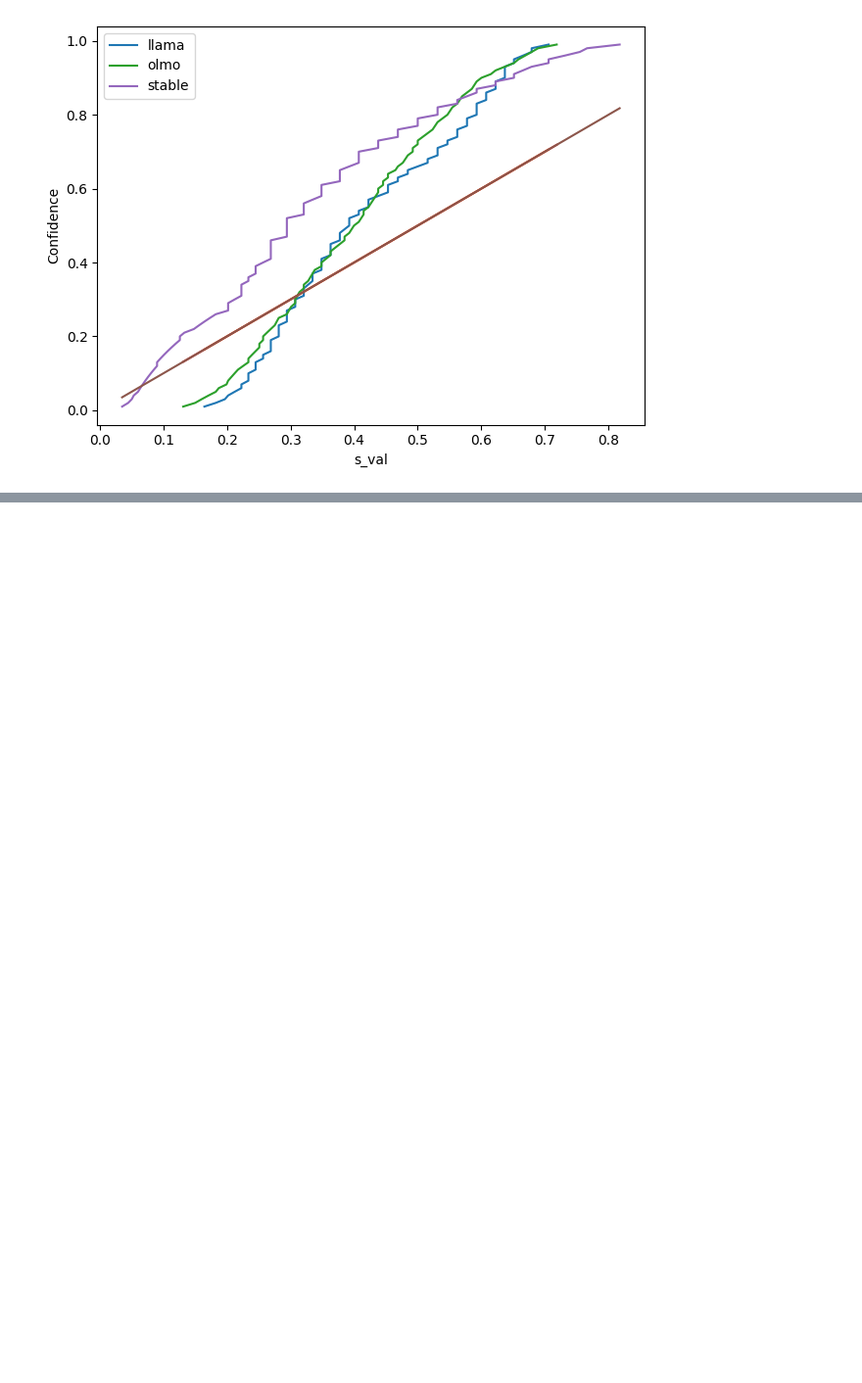
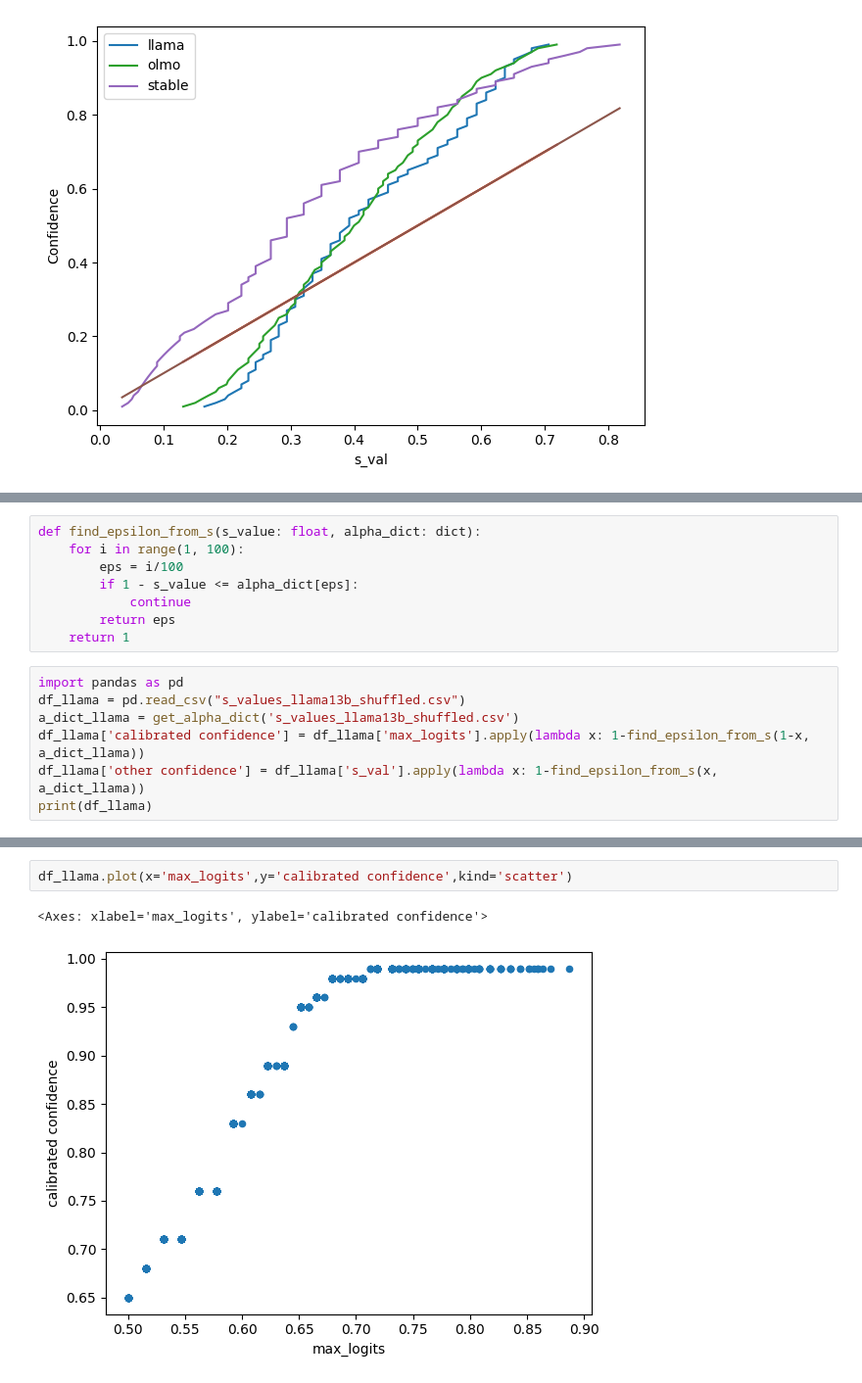
Before and after one commit to Flaagrah/JuriesDemo, a Jupyter notebook: post_process.ipynb, the cells around one changed output, grey strips where cells are left out. Shown: that part at 98% size. Cells and saved outputs as stored; diff of their text form; blank space fills up the shorter version.

```diff
--- a/post_process.ipynb
+++ b/post_process.ipynb
@@ -128,0 +148,15 @@ Lowest s-val: stable (True), Highest conf: llama (False), Base correct: False
+# %%
+def find_epsilon_from_s(s_value: float, alpha_dict: dict):
+    for i in range(1, 100):
+        eps = i/100
+        if 1 - s_value <= alpha_dict[eps]:
+            continue
+        return eps
+    return 1
+# %%
+import pandas as pd
+df_llama = pd.read_csv("s_values_llama13b_shuffled.csv")
+a_dict_llama = get_alpha_dict('s_values_llama13b_shuffled.csv')
+df_llama['calibrated confidence'] = df_llama['max_logits'].apply(lambda x: 1-find_epsilon_from_s(1-x, a_dict_llama))
+df_llama['other confidence'] = df_llama['s_val'].apply(lambda x: 1-find_epsilon_from_s(x, a_dict_llama))
+print(df_llama)
@@ -128,0 +181,5 @@ Lowest s-val: stable (True), Highest conf: llama (False), Base correct: False
+# %%
+df_llama.plot(x='max_logits',y='calibrated confidence',kind='scatter')
+# %% [output]
+<Axes: xlabel='max_logits', ylabel='calibrated confidence'>
+[figure, added]
```
Also changed, not shown: parts of 8 cells of this notebook.
